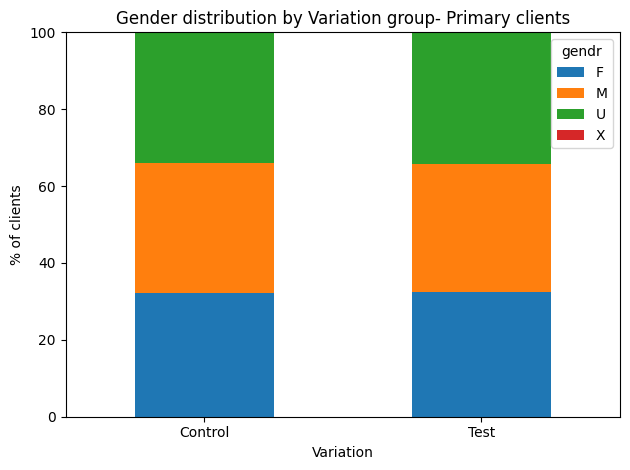
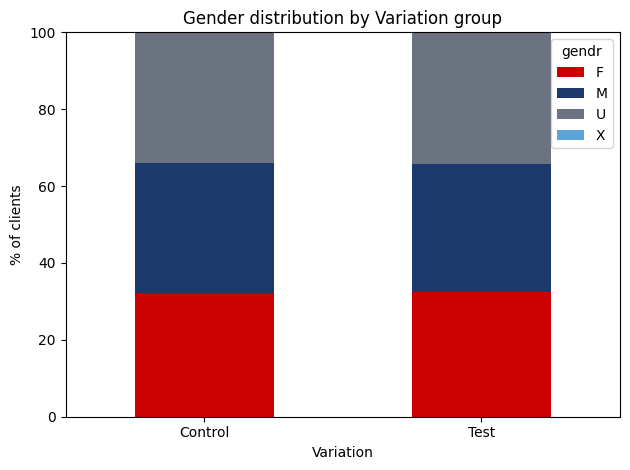
The change to this notebook cell's code, shown as a diff; its figure went from the first image to the second:
--- before
+++ after
@@ -1,10 +1,13 @@
 # Frequency table
-x_gendr_pgroup = pd.crosstab(df1['Variation'], df1['gendr'],normalize='index')*100
+x_gendr_pgroup = pd.crosstab(df1['Variation'], df1['gendr'], normalize='index') * 100
 display(x_gendr_pgroup)
 
-x_gendr_pgroup.plot(kind="bar", stacked=True);
+gender_colors = {'F': '#CC0000', 'M': '#1B3A6B', 'U': '#6B7280', 'X': '#5BA3D9'}
+bar_colors = [gender_colors.get(col, '#6B7280') for col in x_gendr_pgroup.columns]
+
+x_gendr_pgroup.plot(kind="bar", stacked=True, color=bar_colors);
 plt.ylabel('% of clients')
-plt.title('Gender distribution by Variation group- Primary clients')
+plt.title('Gender distribution by Variation group')
 plt.xticks(rotation=0)
 plt.tight_layout()
-
+plt.savefig('../figures/genderDistribution.png', dpi=150)

Commit: Diana draft done